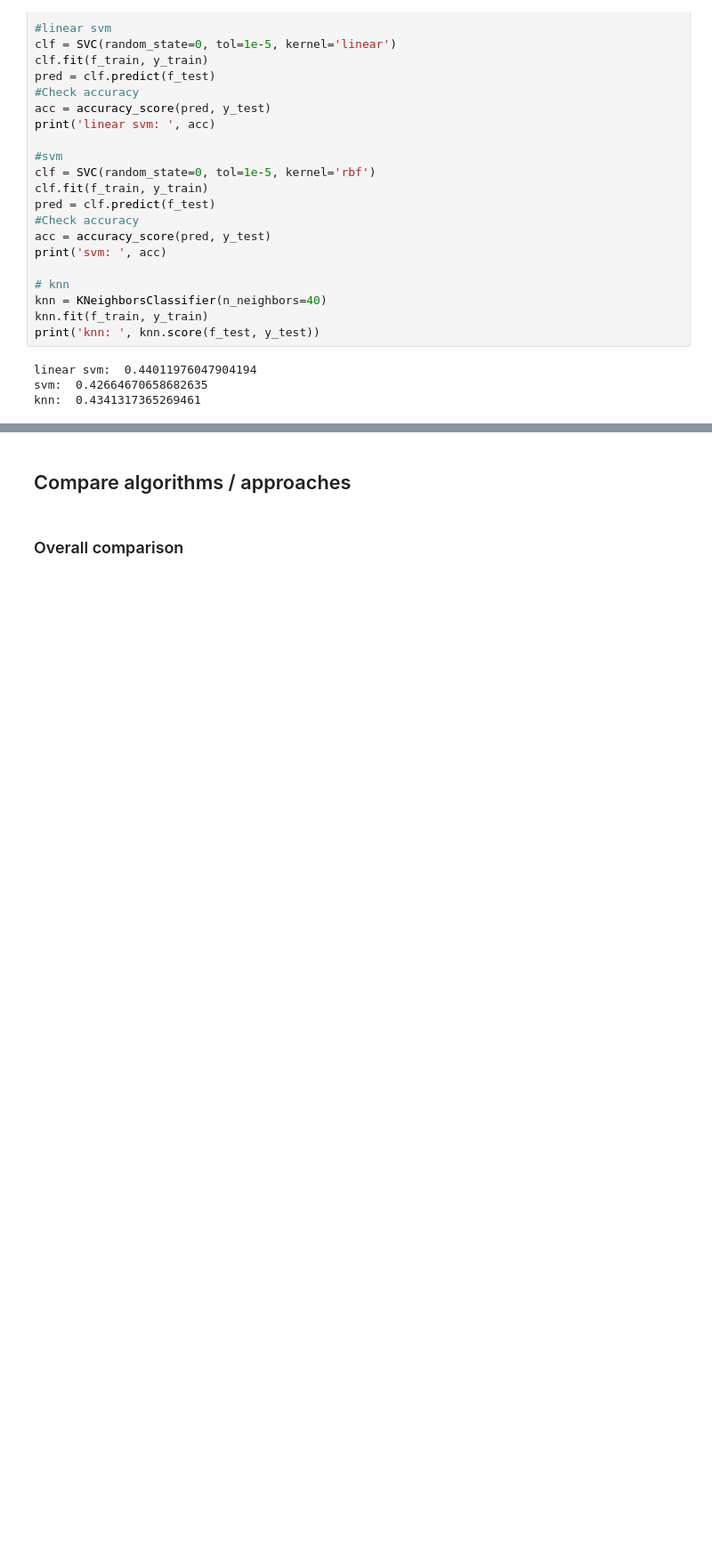
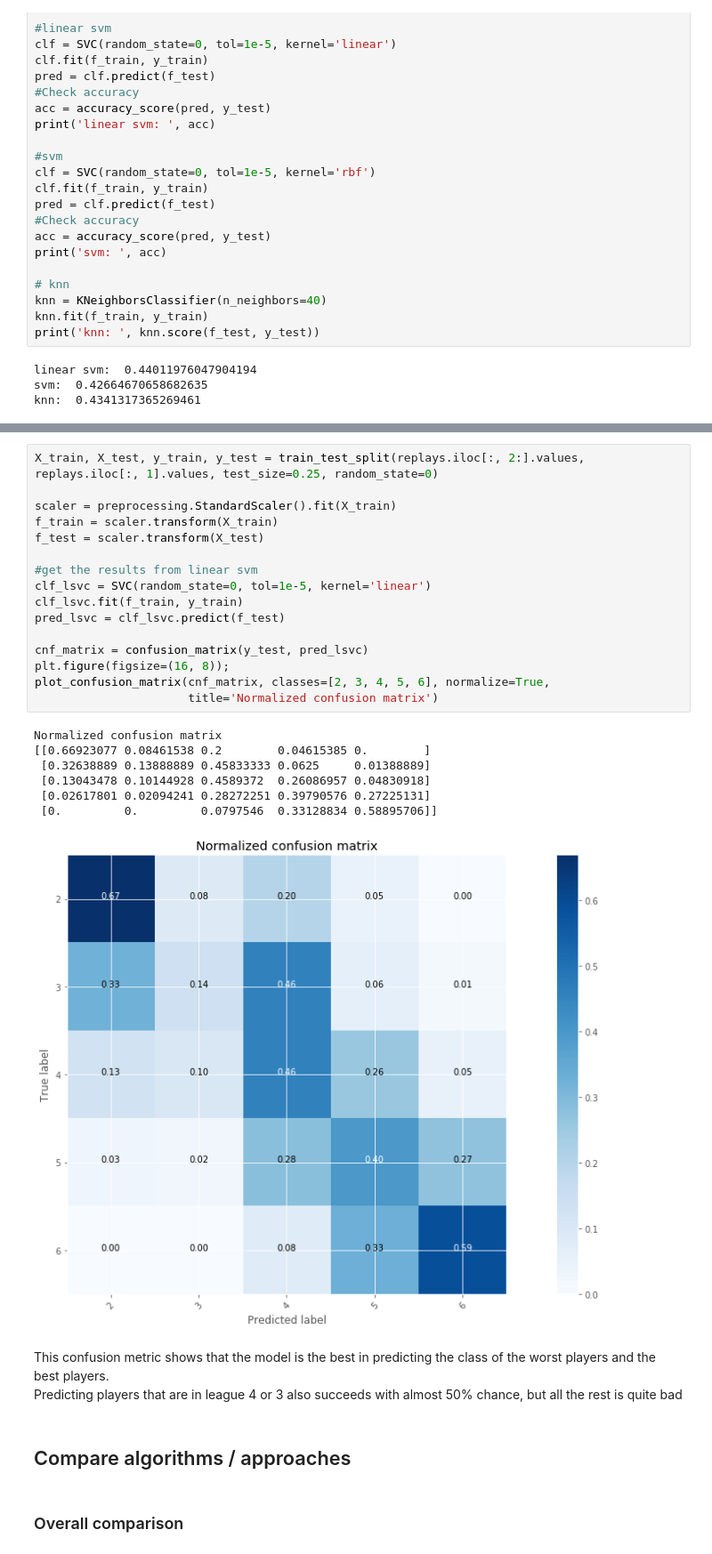
Before and after one commit to SanderVanAndel/ADS-MachineLearning, a Jupyter notebook: Starcraft_LeagueIndex_Predictions.ipynb, the cells around one changed output, grey strips where cells are left out. Shown: that part at 89% size. Cells and saved outputs as stored; diff of their text form; blank space fills up the shorter version.

Commit message:
added confusion matrix

```diff
--- a/Starcraft_LeagueIndex_Predictions.ipynb
+++ b/Starcraft_LeagueIndex_Predictions.ipynb
@@ -470,3 +499,30 @@ knn:  0.4341317365269461
+# %%
+X_train, X_test, y_train, y_test = train_test_split(replays.iloc[:, 2:].values, replays.iloc[:, 1].values, test_size=0.25, random_state=0)
+
+scaler = preprocessing.StandardScaler().fit(X_train)
+f_train = scaler.transform(X_train)
+f_test = scaler.transform(X_test)
+
+#get the results from linear svm
+clf_lsvc = SVC(random_state=0, tol=1e-5, kernel='linear')
+clf_lsvc.fit(f_train, y_train)
+pred_lsvc = clf_lsvc.predict(f_test)
+
+cnf_matrix = confusion_matrix(y_test, pred_lsvc)
+plt.figure(figsize=(16, 8));
+plot_confusion_matrix(cnf_matrix, classes=[2, 3, 4, 5, 6], normalize=True,
+                      title='Normalized confusion matrix')
+# %% [output]
+Normalized confusion matrix
+[[0.66923077 0.08461538 0.2        0.04615385 0.        ]
+ [0.32638889 0.13888889 0.45833333 0.0625     0.01388889]
+ [0.13043478 0.10144928 0.4589372  0.26086957 0.04830918]
+ [0.02617801 0.02094241 0.28272251 0.39790576 0.27225131]
+ [0.         0.         0.0797546  0.33128834 0.58895706]]
+[figure, added]
+# %% [markdown]
+This confusion metric shows that the model is the best in predicting the class of the worst players and the best players.<br>
+Predicting players that are in league 4 or 3 also succeeds with almost 50% chance, but all the rest is quite bad<br>
 # %% [markdown]
 ## Compare algorithms / approaches
 # %% [markdown]
```
Also changed, not shown: parts of 6 cells of this notebook, 3 other files.
